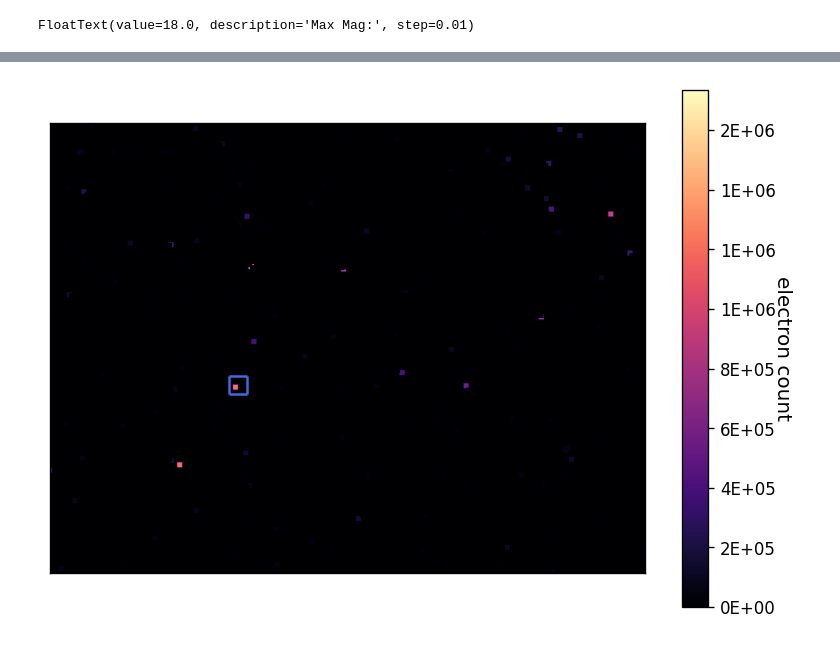
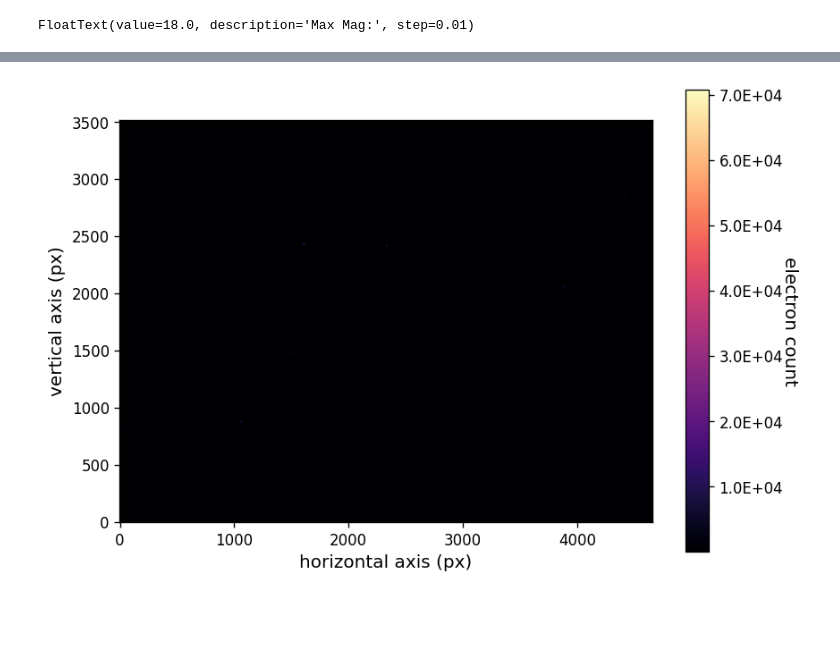
Before and after one commit to orenir49/MAST-simulator, a Jupyter notebook: query.ipynb, the cells around one changed output, grey strips where cells are left out. Saved outputs shown, nothing was run; the diff lists cells and outputs as text; code cells hidden in the pictures; blank space fills up the shorter version.

```diff
--- a/query.ipynb
+++ b/query.ipynb
@@ -32,8 +31,7 @@ ccd_height_micron = ccd_height_px * ccd_px_side_length_micron
 ccd_width_buff_micron = ccd_width_buff_px * ccd_px_side_length_micron
 ccd_height_buff_micron = ccd_height_buff_px * ccd_px_side_length_micron
 plate_scale_arcsec_micron = 0.11 * u.arcsec/u.micron
-px_dec = plate_scale_arcsec_micron * ccd_px_side_length_micron
-px_ra = plate_scale_arcsec_micron * ccd_px_side_length_micron
+px_fov = plate_scale_arcsec_micron * ccd_px_side_length_micron
 ccd_width_range_arcsec = ccd_width_micron * plate_scale_arcsec_micron
 ccd_height_range_arcsec = ccd_height_micron * plate_scale_arcsec_micron
 ccd_width_buff_range_arcsec = ccd_width_buff_micron * plate_scale_arcsec_micron
@@ -42,14 +40,15 @@ ccd_width_range_deg = ccd_width_range_arcsec.to(u.deg)
 ccd_height_range_deg = ccd_height_range_arcsec.to(u.deg)
 ccd_width_buff_range_deg = ccd_width_buff_range_arcsec.to(u.deg)
 ccd_height_buff_range_deg = ccd_height_buff_range_arcsec.to(u.deg)
-mast_collecting_area_m2 = 0.09 * np.pi * 0.5 * u.m**2
+mast_collecting_area_m2 = 0.09 * np.pi * u.m**2
 gaia_collecting_area_m2 = 0.7 * u.m**2
 ccd_full_well = 20000 * u.electron
 gaia_mast_attenuation = 0.5
 
-sky = 2e5*u.electron/u.s/u.arcsec**2*10**(-0.4*(20.5-10))*(ccd_px_side_length_micron*plate_scale_arcsec_micron)**2
-seeing_arcsec = 1.5 * u.arcsec
-seeing_px = seeing_arcsec / plate_scale_arcsec_micron / ccd_px_side_length_micron
+ccd_live_right_deg = 0.18 * u.deg
+ccd_live_left_deg = 0.146 * u.deg
+ccd_dead_left_px = int(np.ceil(ccd_live_left_deg / px_fov.to(u.deg)))
+ccd_dead_right_px = int(ccd_width_px - np.floor(ccd_live_right_deg / px_fov.to(u.deg)) - 1)
 # %%
 ra_widget = widgets.BoundedFloatText(
     value=279.3643447,
@@ -254,6 +262,6 @@ def create_image(table, ra_center , dec_center, t_exp = 1*u.s, temp = -15, sky =
     return image
 # %%
 table = create_table(max_mag_widget.value,ra_widget.value,dec_widget.value)
-image = create_image(table,ra_widget.value,dec_widget.value,t_exp=5*u.s)
+image = create_image(table,ra_widget.value,dec_widget.value,t_exp=10*u.s,mag_arcsec_squared=20.5,seeing_arcsec=1.5*u.arcsec,temp = -15)
 # %%
 np.save('output.npy',arr=image)
@@ -260,32 +270,32 @@ np.save('output.npy',arr=image)
 # %%
 mag_to_e = lambda mag: 2e5*10**(-0.4*(mag-10))
 e_to_mag = lambda e: 10-2.5*np.log10(np.abs(e+1)/200000)
 
 fig,ax = plt.subplots(figsize=(8,8),dpi=120)
 mappable = ax.imshow(image,origin='lower',cmap='magma')
-# ax.set_xlabel('horizontal axis (px)',fontdict={'size':12})
-# ax.set_ylabel('vertical axis (px)',fontdict={'size':12})
+ax.set_xlabel('horizontal axis (px)',fontdict={'size':12})
+ax.set_ylabel('vertical axis (px)',fontdict={'size':12})
 # cbar = fig.colorbar(mappable,ax=ax,shrink=0.5,pad = 0.15,format='%1.0E')
 # cbar.set_label('electron count',labelpad=10,rotation = 270)
-# cbar.ax.set_yticks([0,1e3,2e3,3e3])
-# cbar.ax.set_yticklabels(['0','1e3','2e3','3e3'])
+# cbar.ax.set_yticks([0,1e5,2e5,3e5])
+# cbar.ax.set_yticklabels(['0','1e5','2e5','3e5'])
 # cbar2 = cbar.ax.secondary_yaxis('left',functions = (e_to_mag,mag_to_e))
 # cbar2.set_ylabel('magnitude',labelpad=10)
-# cbar2.set_yticks([15,14,13,12])
+# cbar2.set_yticks([15,12,10,9.6])
 
 
-cbar = fig.colorbar(mappable,ax=ax,shrink=0.7,pad = 0.05,format='%1.0E')
+cbar = fig.colorbar(mappable,ax=ax,shrink=0.7,pad = 0.05,format='%1.1E')
 cbar.set_label('electron count',labelpad=10,rotation = 270,fontdict={'size':12})
-ax.set_xticks([])
-ax.set_yticks([])
-ax.hlines(1400,1400,1540,color='RoyalBlue')
-ax.hlines(1540,1400,1540,color='RoyalBlue')
-ax.vlines(1400,1400,1540,color='RoyalBlue')
-ax.vlines(1540,1400,1540,color='RoyalBlue')
+# ax.set_xticks([])
+# ax.set_yticks([])
+# ax.hlines(1400,1400,1540,color='RoyalBlue')
+# ax.hlines(1540,1400,1540,color='RoyalBlue')
+# ax.vlines(1400,1400,1540,color='RoyalBlue')
+# ax.vlines(1540,1400,1540,color='RoyalBlue')
 
 # ax.set_xlim(1420,1520)
 # ax.set_ylim(1420,1520)
 
 plt.show()
 # %% [output]
-[figure, old version]
+[figure, new version]
```
Also changed, not shown: parts of 3 cells of this notebook, 1 other file.
